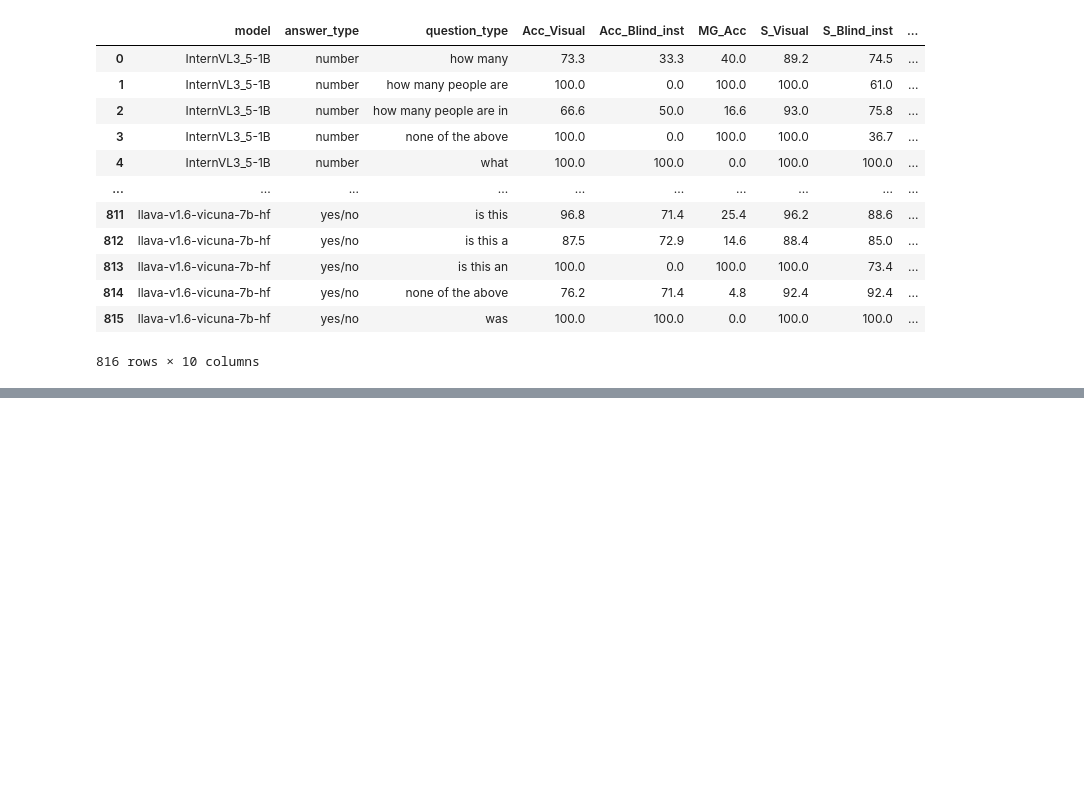
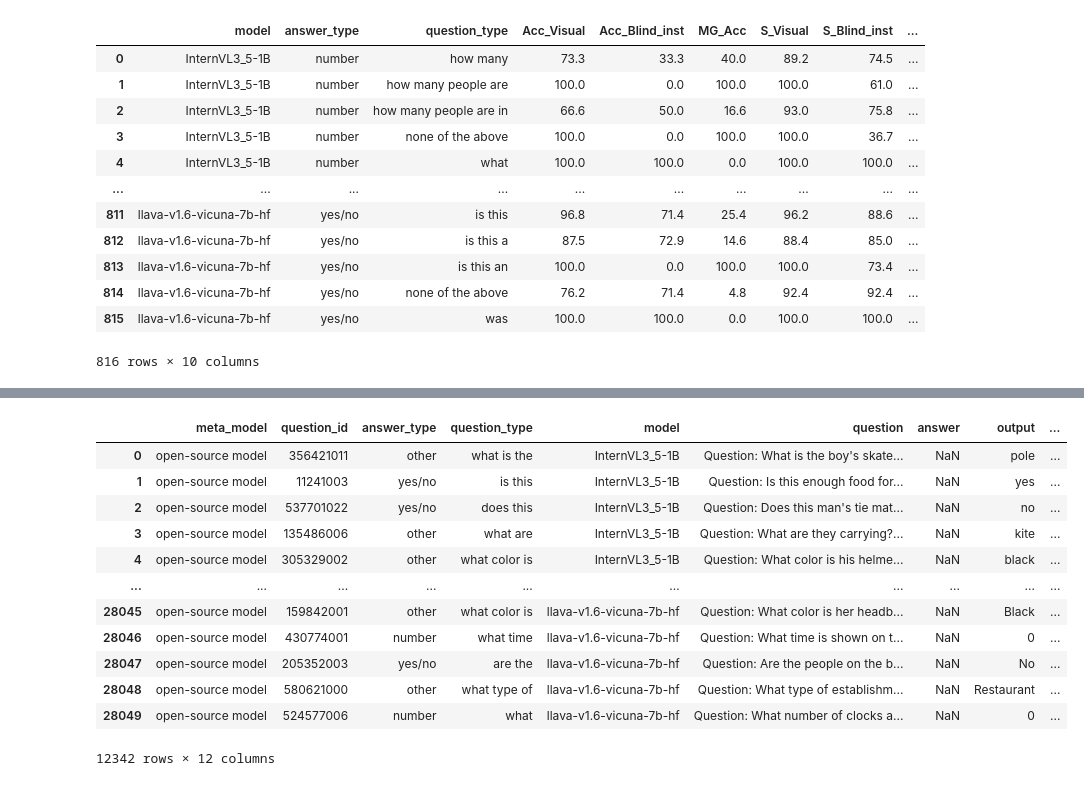
Before and after one commit to unolop/HPA, a Jupyter notebook: evaluation/analysis/A1_vqa.ipynb, the cells around one changed output, grey strips where cells are left out. Drawn from its saved outputs; the diff is of its cells as text; code cells hidden in the pictures; blank space fills up the shorter version.

```diff
--- a/evaluation/analysis/A1_vqa.ipynb
+++ b/evaluation/analysis/A1_vqa.ipynb
@@ -401,0 +394,16 @@ Pearson $r$ = -0.506 ($R^2$ = 0.256) | Spearman $\rho$ = -0.455
+# %%
+pm
+# %% [output]
+|  | meta_model | question_id | answer_type | question_type | model | question | answer | output | ... |
+| 0 | open-source model | 356421011 | other | what is the | InternVL3_5-1B | Question: What is the boy's skate... | NaN | pole | ... |
+| 1 | open-source model | 11241003 | yes/no | is this | InternVL3_5-1B | Question: Is this enough food for... | NaN | yes | ... |
+| 2 | open-source model | 537701022 | yes/no | does this | InternVL3_5-1B | Question: Does this man's tie mat... | NaN | no | ... |
+| 3 | open-source model | 135486006 | other | what are | InternVL3_5-1B | Question: What are they carrying?... | NaN | kite | ... |
+| 4 | open-source model | 305329002 | other | what color is | InternVL3_5-1B | Question: What color is his helme... | NaN | black | ... |
+| ... | ... | ... | ... | ... | ... | ... | ... | ... | ... |
+| 28045 | open-source model | 159842001 | other | what color is | llava-v1.6-vicuna-7b-hf | Question: What color is her headb... | NaN | Black | ... |
+| 28046 | open-source model | 430774001 | number | what time | llava-v1.6-vicuna-7b-hf | Question: What time is shown on t... | NaN | 0 | ... |
+| 28047 | open-source model | 205352003 | yes/no | are the | llava-v1.6-vicuna-7b-hf | Question: Are the people on the b... | NaN | No | ... |
+| 28048 | open-source model | 580621000 | other | what type of | llava-v1.6-vicuna-7b-hf | Question: What type of establishm... | NaN | Restaurant | ... |
+| 28049 | open-source model | 524577006 | number | what | llava-v1.6-vicuna-7b-hf | Question: What number of clocks a... | NaN | 0 | ... |
+12342 rows × 12 columns
```
Also changed, not shown: parts of 6 cells of this notebook, 2 other files.
